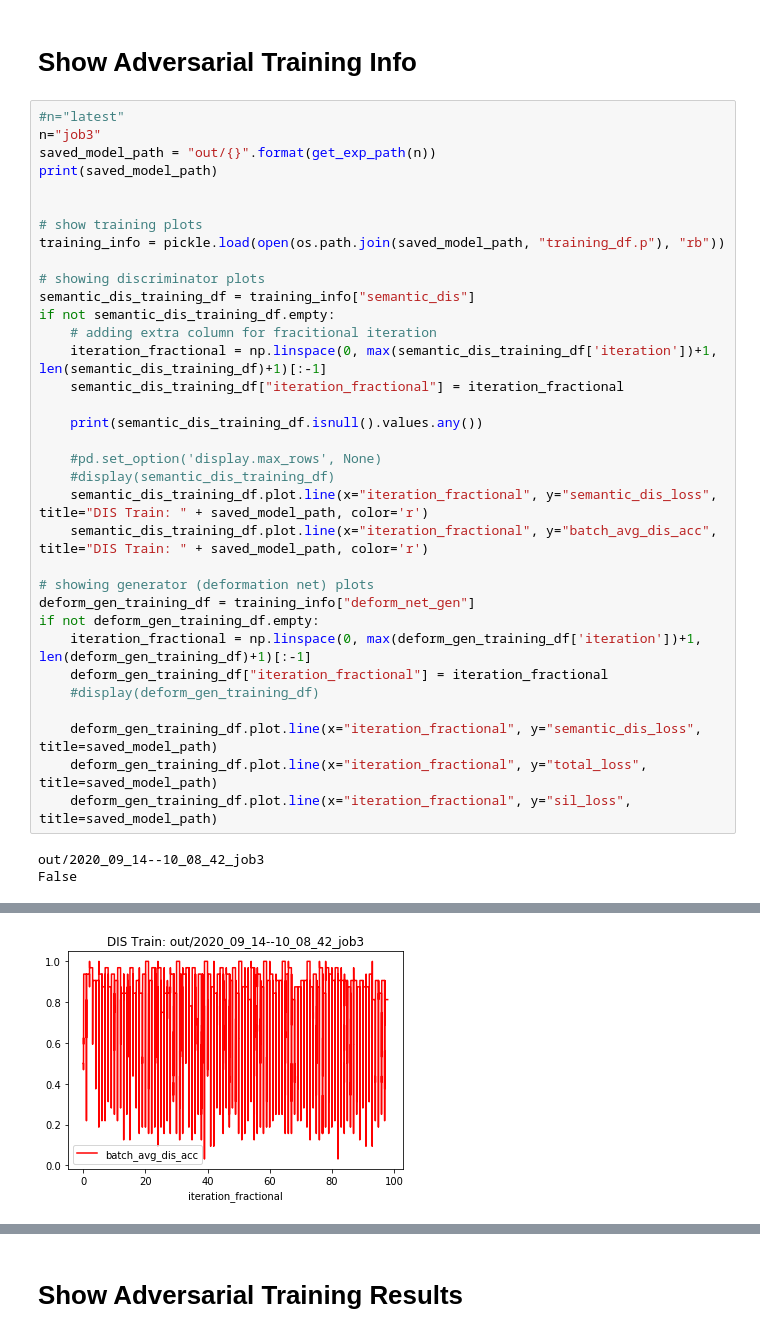
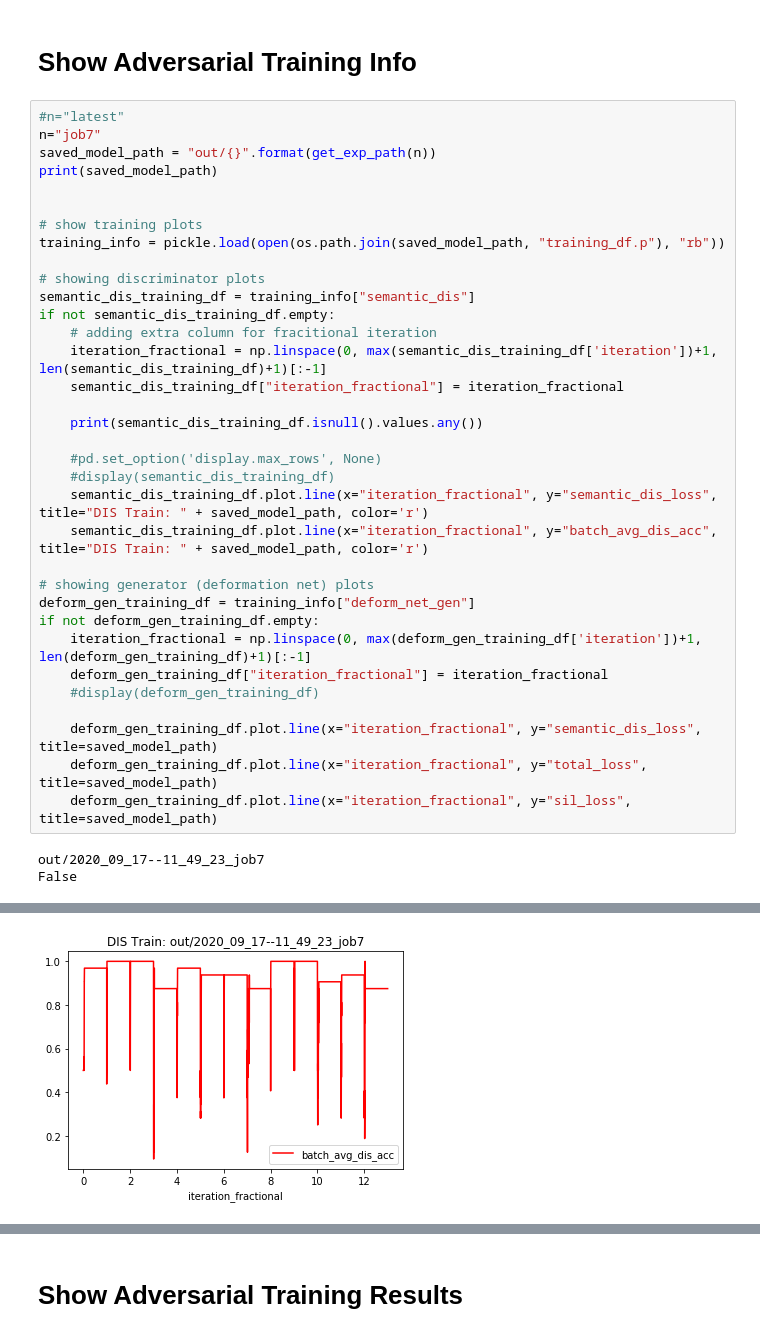
Before and after one commit to b7leung/sil_consistent_at_inference, a Jupyter notebook: notebooks/Adversarial Semantic Descriminator Debug.ipynb, the cells around one changed output, grey strips where cells are left out. Drawn from its saved outputs; the diff is of its cells as text.

```diff
--- a/notebooks/Adversarial Semantic Descriminator Debug.ipynb
+++ b/notebooks/Adversarial Semantic Descriminator Debug.ipynb
@@ -72,7 +67,7 @@ cfg = utils.load_config(cfg_path, "configs/default.yaml")
 # Show Adversarial Training Info
 # %%
 #n="latest"
-n="job3"
+n="job7"
 saved_model_path = "out/{}".format(get_exp_path(n))
 print(saved_model_path)
 
@@ -105,5 +100,5 @@ if not deform_gen_training_df.empty:
     deform_gen_training_df.plot.line(x="iteration_fractional", y="total_loss", title=saved_model_path)
     deform_gen_training_df.plot.line(x="iteration_fractional", y="sil_loss", title=saved_model_path)
 # %% [output]
-out/2020_09_14--10_08_42_job3
+out/2020_09_17--11_49_23_job7
 False
@@ -111 +106 @@ False
-[figure, old version]
+[figure, new version]
```
Also changed, not shown: parts of 4 cells of this notebook, 24 other files.
